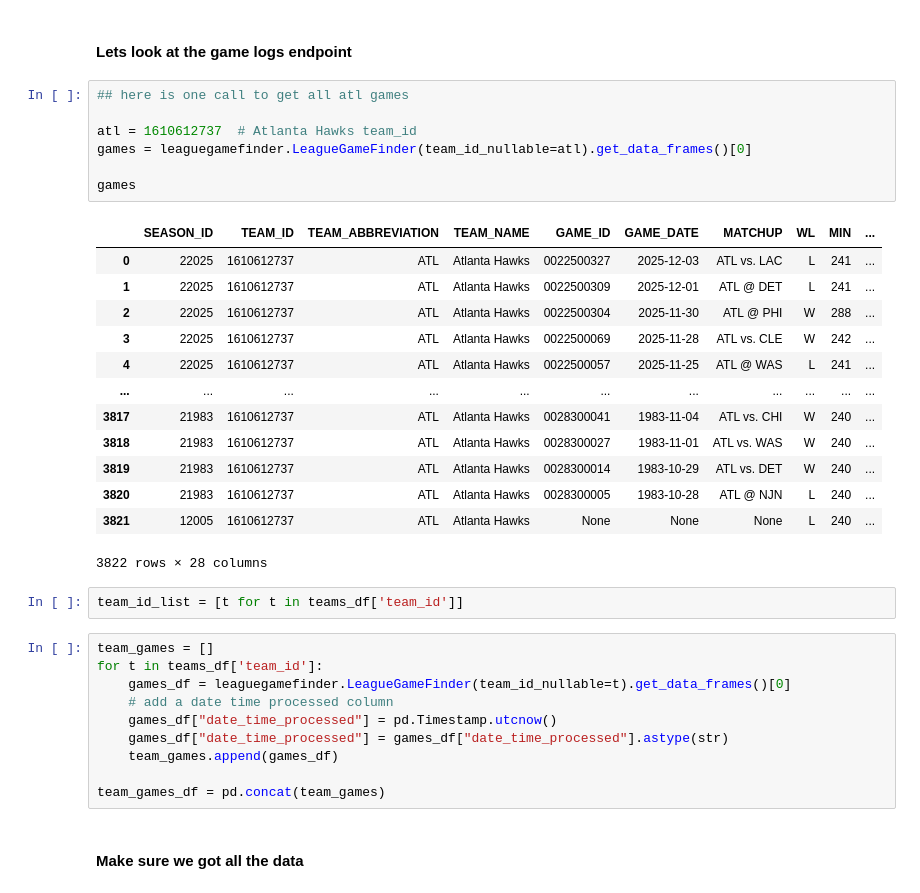
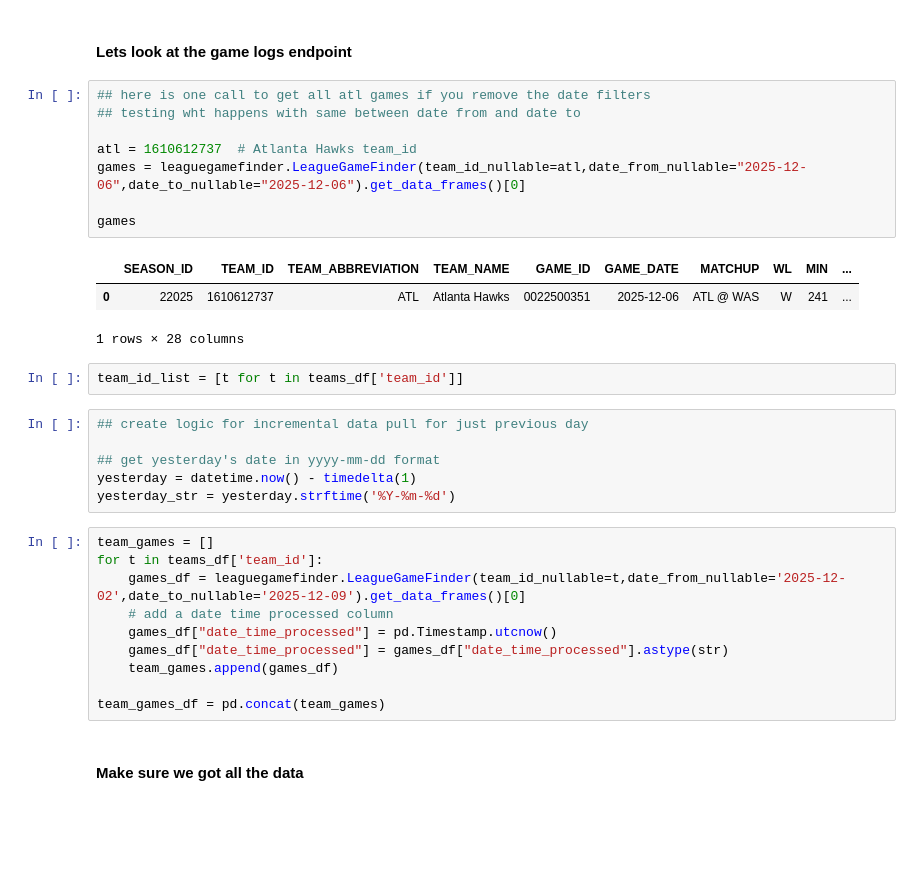
Before and after one commit to zack-sims413/just_vibing, a Jupyter notebook: nba_ball_knower/datasets/nba_api.ipynb, the cells around one changed output. Cells and saved outputs as stored; diff of their text form; blank space fills up the shorter version.

Commit message:
adding incremental logic

```diff
--- a/nba_ball_knower/datasets/nba_api.ipynb
+++ b/nba_ball_knower/datasets/nba_api.ipynb
@@ -166,32 +167,29 @@ players_df.head()
 # %% [markdown]
 #### Lets look at the game logs endpoint
 # %%
-## here is one call to get all atl games
+## here is one call to get all atl games if you remove the date filters
+## testing wht happens with same between date from and date to
 
 atl = 1610612737  # Atlanta Hawks team_id
-games = leaguegamefinder.LeagueGameFinder(team_id_nullable=atl).get_data_frames()[0]
+games = leaguegamefinder.LeagueGameFinder(team_id_nullable=atl,date_from_nullable="2025-12-06",date_to_nullable="2025-12-06").get_data_frames()[0]
 
 games
 # %% [output]
 |  | SEASON_ID | TEAM_ID | TEAM_ABBREVIATION | TEAM_NAME | GAME_ID | GAME_DATE | MATCHUP | WL | MIN | ... |
-| 0 | 22025 | 1610612737 | ATL | Atlanta Hawks | 0022500327 | 2025-12-03 | ATL vs. LAC | L | 241 | ... |
-| 1 | 22025 | 1610612737 | ATL | Atlanta Hawks | 0022500309 | 2025-12-01 | ATL @ DET | L | 241 | ... |
-| 2 | 22025 | 1610612737 | ATL | Atlanta Hawks | 0022500304 | 2025-11-30 | ATL @ PHI | W | 288 | ... |
-| 3 | 22025 | 1610612737 | ATL | Atlanta Hawks | 0022500069 | 2025-11-28 | ATL vs. CLE | W | 242 | ... |
-| 4 | 22025 | 1610612737 | ATL | Atlanta Hawks | 0022500057 | 2025-11-25 | ATL @ WAS | L | 241 | ... |
-| ... | ... | ... | ... | ... | ... | ... | ... | ... | ... | ... |
-| 3817 | 21983 | 1610612737 | ATL | Atlanta Hawks | 0028300041 | 1983-11-04 | ATL vs. CHI | W | 240 | ... |
-| 3818 | 21983 | 1610612737 | ATL | Atlanta Hawks | 0028300027 | 1983-11-01 | ATL vs. WAS | W | 240 | ... |
-| 3819 | 21983 | 1610612737 | ATL | Atlanta Hawks | 0028300014 | 1983-10-29 | ATL vs. DET | W | 240 | ... |
-| 3820 | 21983 | 1610612737 | ATL | Atlanta Hawks | 0028300005 | 1983-10-28 | ATL @ NJN | L | 240 | ... |
-| 3821 | 12005 | 1610612737 | ATL | Atlanta Hawks | None | None | None | L | 240 | ... |
+| 0 | 22025 | 1610612737 | ATL | Atlanta Hawks | 0022500351 | 2025-12-06 | ATL @ WAS | W | 241 | ... |
-3822 rows × 28 columns
+1 rows × 28 columns
 # %%
 team_id_list = [t for t in teams_df['team_id']]
+# %%
+## create logic for incremental data pull for just previous day
+
+## get yesterday's date in yyyy-mm-dd format
+yesterday = datetime.now() - timedelta(1)
+yesterday_str = yesterday.strftime('%Y-%m-%d')
 # %%
 team_games = []
 for t in teams_df['team_id']:
-    games_df = leaguegamefinder.LeagueGameFinder(team_id_nullable=t).get_data_frames()[0]
+    games_df = leaguegamefinder.LeagueGameFinder(team_id_nullable=t,date_from_nullable='2025-12-02',date_to_nullable='2025-12-09').get_data_frames()[0]
     # add a date time processed column
     games_df["date_time_processed"] = pd.Timestamp.utcnow()
     games_df["date_time_processed"] = games_df["date_time_processed"].astype(str)
```
Also changed, not shown: parts of 11 cells of this notebook.
